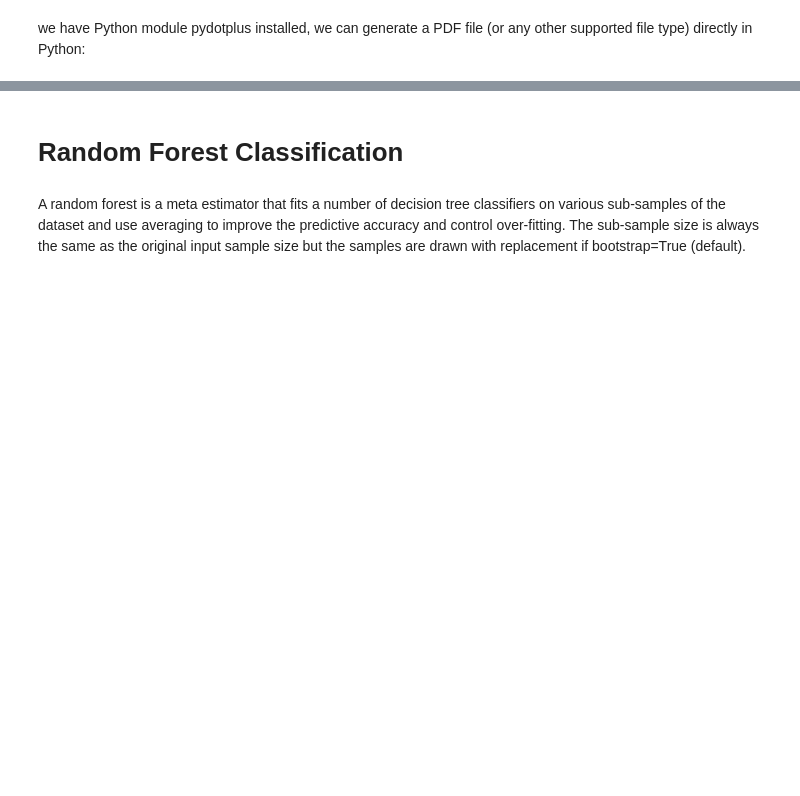
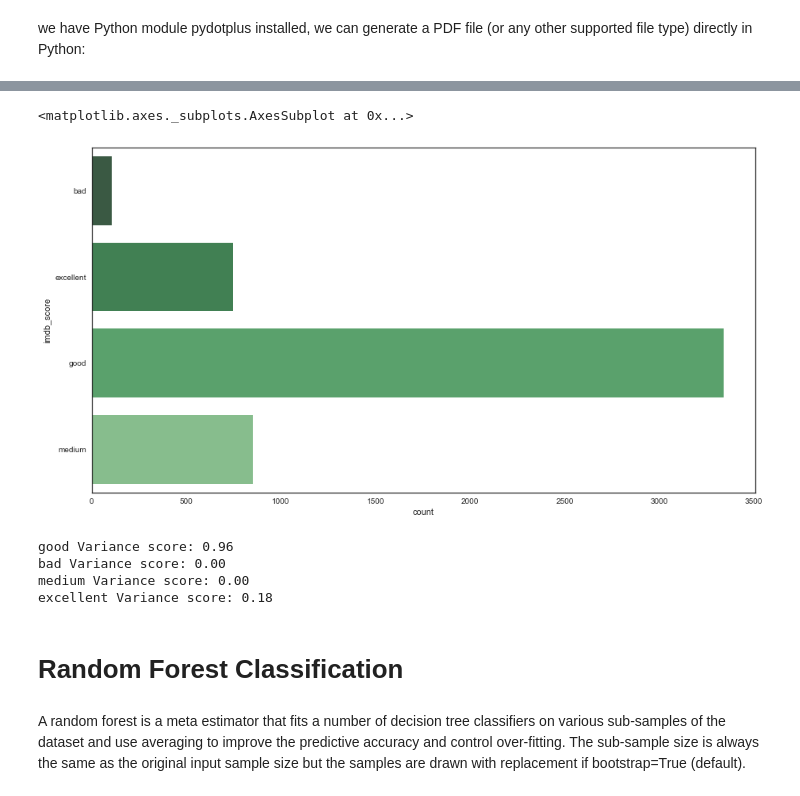
Before and after one commit to chatkausik/First-Capstone-Project, a Jupyter notebook: Capstone_1_movierecmnd_iter_1.ipynb, the cells around one changed output, grey strips where cells are left out. Drawn from its saved outputs; the diff is of its cells as text; code cells hidden in the pictures; blank space fills up the shorter version.

```diff
--- a/Capstone_1_movierecmnd_iter_1.ipynb
+++ b/Capstone_1_movierecmnd_iter_1.ipynb
@@ -1192,0 +1229,6 @@ array([[   0,  311],
+# %%
+f, ax = plt.subplots(figsize=(15, 8))
+sns.countplot(y="imdb_score", data=df_mlr, palette="Greens_d")
+# %% [output]
+<matplotlib.axes._subplots.AxesSubplot at 0x...>
+[figure, added]
@@ -1193,3 +1259,15 @@ array([[   0,  311],
+# %%
+score_rating('good')
+score_rating('bad')
+score_rating('medium')
+score_rating('excellent')
+
+#good bean is having maxium score
+# %% [output]
+good Variance score: 0.96
+bad Variance score: 0.00
+medium Variance score: 0.00
+excellent Variance score: 0.18
 # %% [markdown]
 # Random Forest Classification
 # %% [markdown]
```
Also changed, not shown: parts of 63 cells of this notebook, 2 other files.
